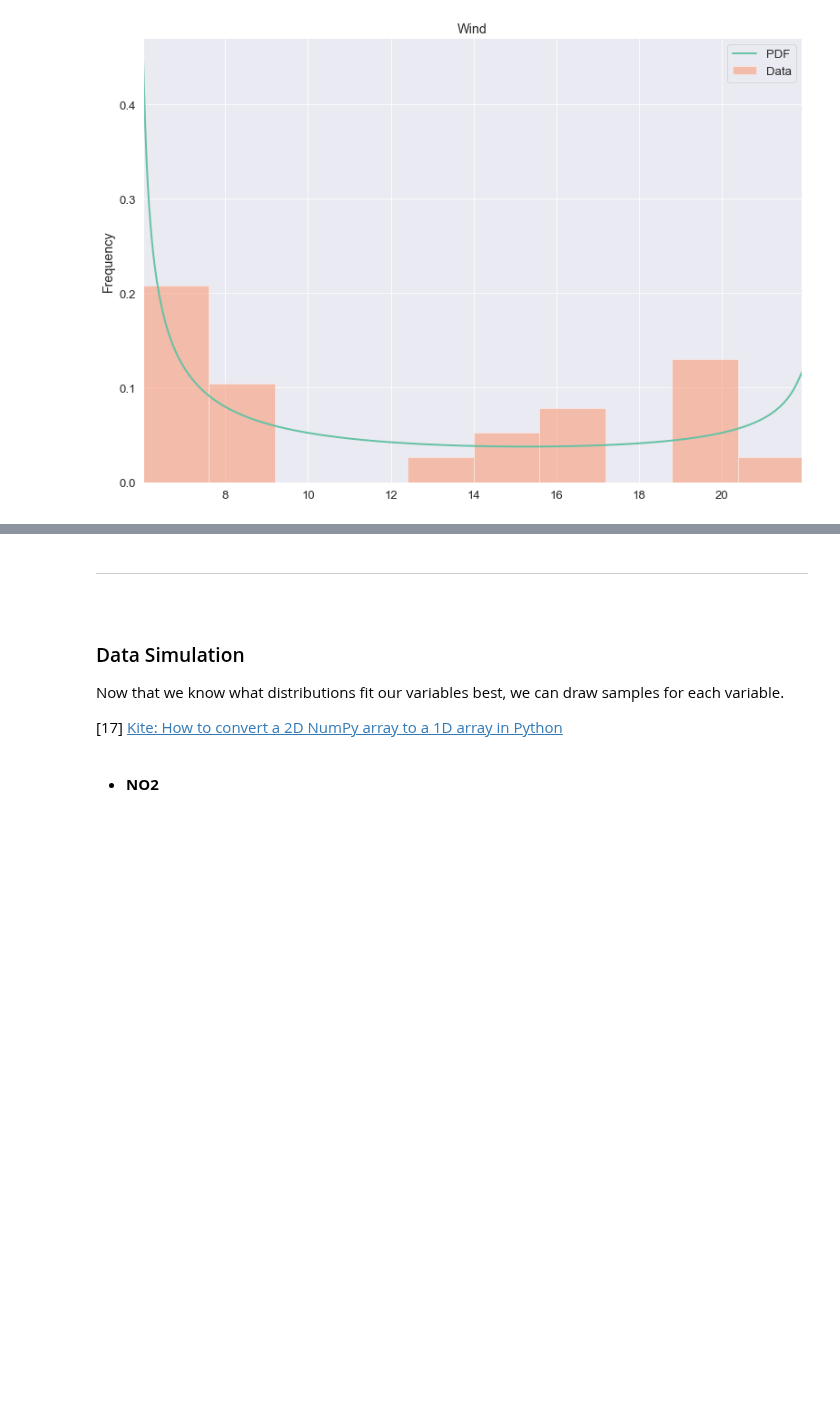
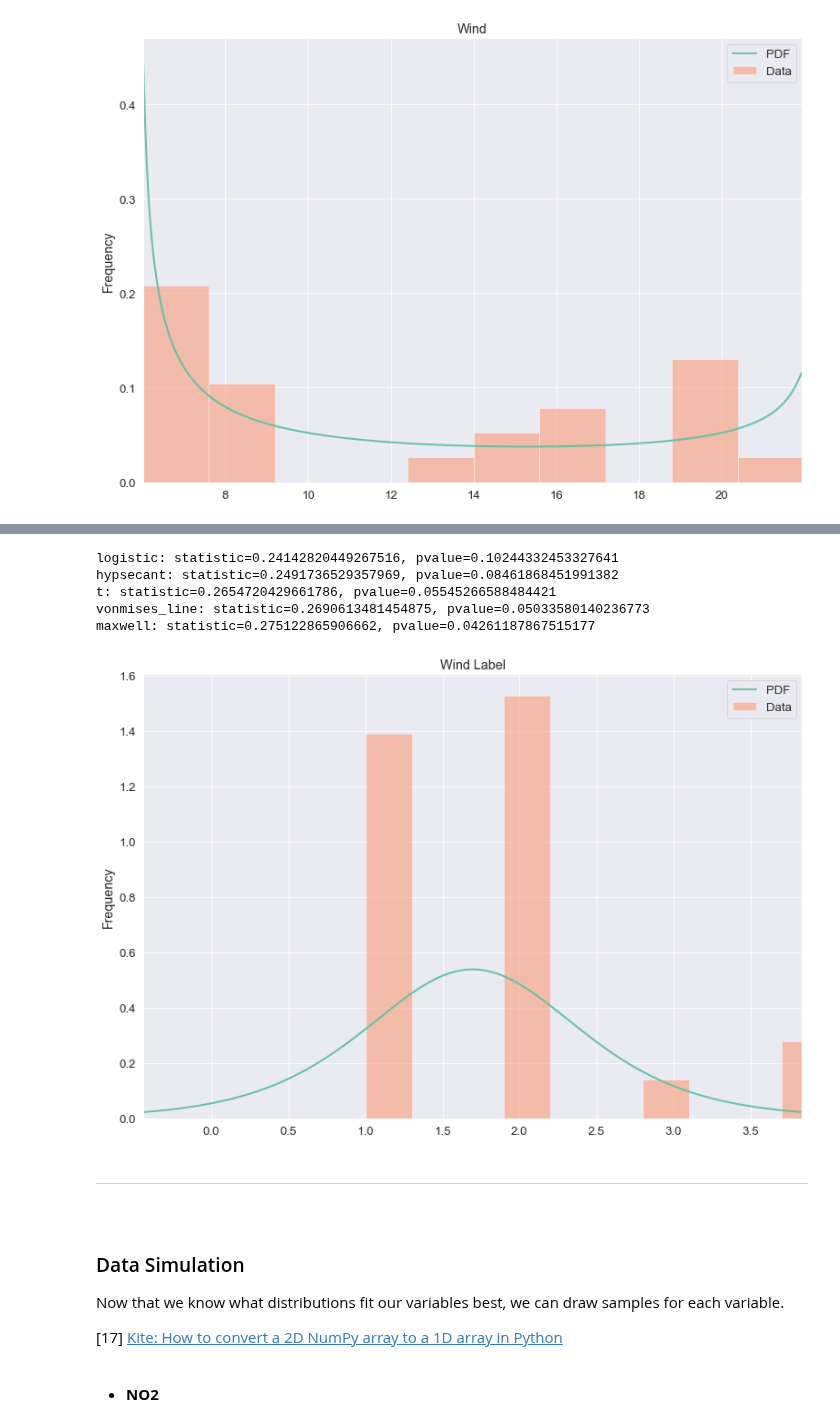
Before and after one commit to olgarozhdestvina/Air-Pollution-in-Dublin, a Jupyter notebook: Dublin_Air_Pollution.ipynb, the cells around one changed output, grey strips where cells are left out. Saved outputs shown, nothing was run; the diff lists cells and outputs as text; code cells hidden in the pictures; blank space fills up the shorter version.

```diff
--- a/Dublin_Air_Pollution.ipynb
+++ b/Dublin_Air_Pollution.ipynb
@@ -741,0 +773,11 @@ plot_data_with_pdf_fitted("Wind", johnsonsb)
+# %%
+%%capture --no-stdout
+
+# Fit distributions to Wind Directions
+fit_dist("Wind Label")
+# %% [output]
+logistic: statistic=0.24142820449267516, pvalue=0.10244332453327641
+hypsecant: statistic=0.2491736529357969, pvalue=0.08461868451991382
+t: statistic=0.2654720429661786, pvalue=0.05545266588484421
+vonmises_line: statistic=0.2690613481454875, pvalue=0.05033580140236773
+maxwell: statistic=0.275122865906662, pvalue=0.04261187867515177
@@ -742,3 +787,8 @@ plot_data_with_pdf_fitted("Wind", johnsonsb)
+# %%
+# Plot Wind with cauchy distribution fitted.
+plot_data_with_pdf_fitted("Wind Label", logistic)
+# %% [output]
+[figure, added]
 # %% [markdown]
 ___
 
```
Also changed, not shown: parts of 16 cells of this notebook.
